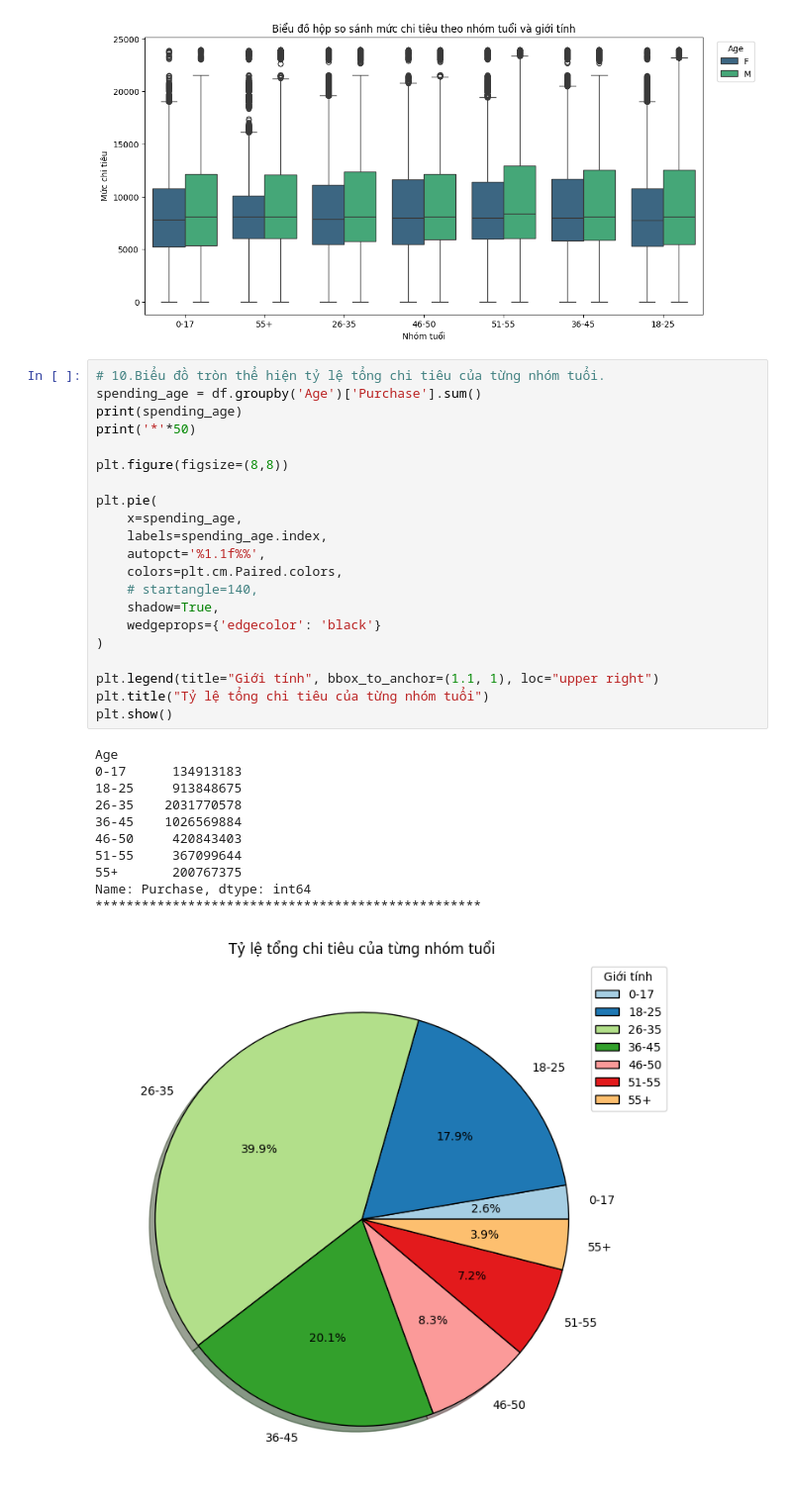
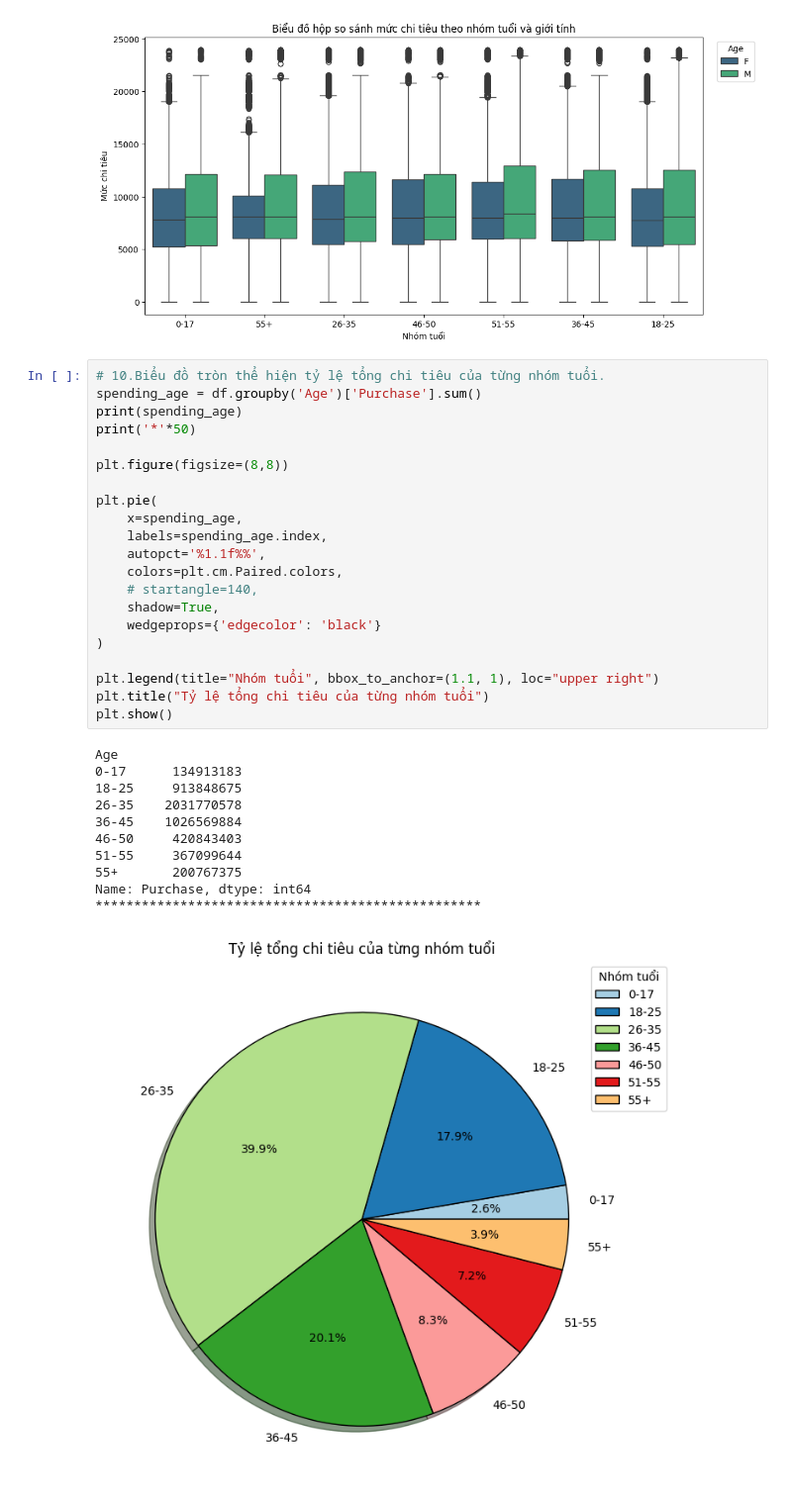
Before and after one commit to nvminh162/computer-statistics, a Jupyter notebook: midterm/TK1/NguyenVanMinh_22003405.ipynb, the cells around one changed output. Shown at 99% size. Saved outputs shown, nothing was run; the diff lists cells and outputs as text.

```diff
--- a/GK/TK1/NguyenVanMinh_22003405.ipynb
+++ b/midterm/TK1/NguyenVanMinh_22003405.ipynb
@@ -214,32 +214,32 @@ plt.show()
 # 10.Biểu đồ tròn thể hiện tỷ lệ tổng chi tiêu của từng nhóm tuổi.
 spending_age = df.groupby('Age')['Purchase'].sum()
 print(spending_age)
 print('*'*50)
 
 plt.figure(figsize=(8,8))
 
 plt.pie(
     x=spending_age,
     labels=spending_age.index,
     autopct='%1.1f%%',
     colors=plt.cm.Paired.colors,
     # startangle=140,
     shadow=True,
     wedgeprops={'edgecolor': 'black'}
 )
 
-plt.legend(title="Giới tính", bbox_to_anchor=(1.1, 1), loc="upper right")
+plt.legend(title="Nhóm tuổi", bbox_to_anchor=(1.1, 1), loc="upper right")
 plt.title("Tỷ lệ tổng chi tiêu của từng nhóm tuổi")
 plt.show()
 # %% [output]
 Age
 0-17      134913183
 18-25     913848675
 26-35    2031770578
 36-45    1026569884
 46-50     420843403
 51-55     367099644
 55+       200767375
 Name: Purchase, dtype: int64
 **************************************************
-[figure, old version]
+[figure, new version]
```
Also changed, not shown: 22 other files.
